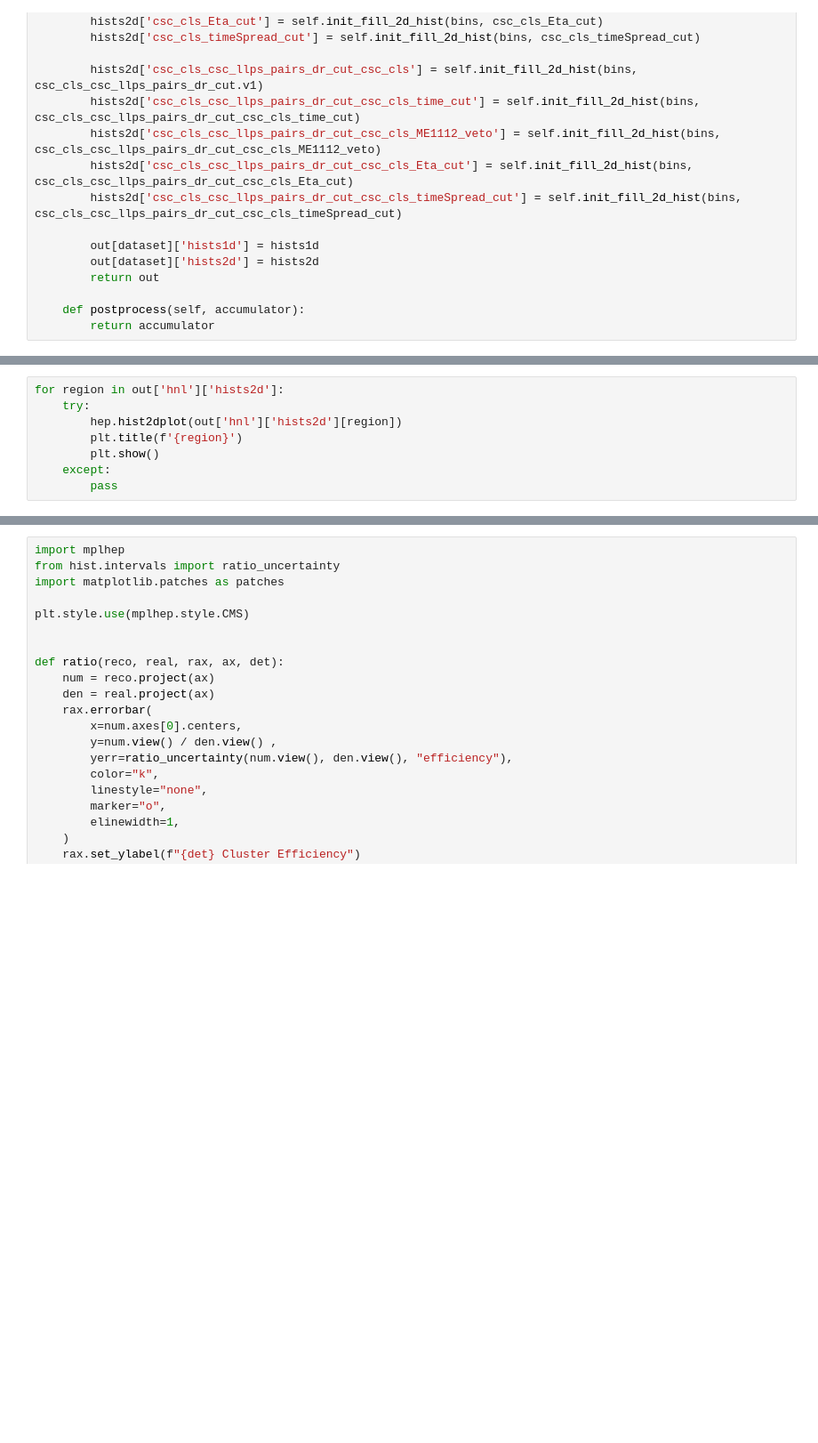
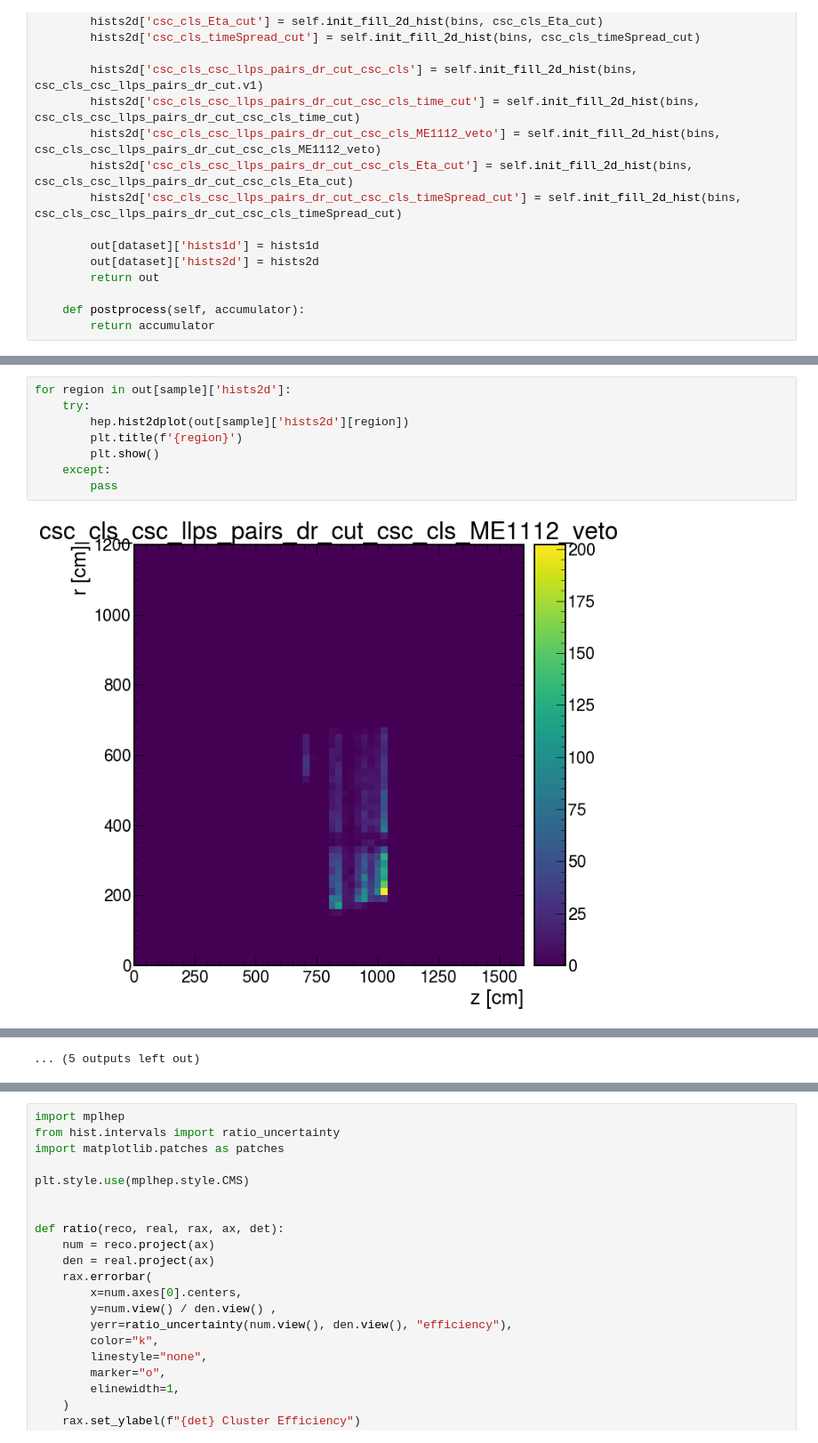
Before and after one commit to AnthonyAportela/LLPs, a Jupyter notebook: notebooks/Bplus/LLP_ntuple_processor.ipynb, the cells around one changed output, grey strips where cells are left out. Shown at 89% size. Cells and saved outputs as stored; diff of their text form; blank space fills up the shorter version.

```diff
--- a/notebooks/Bplus/LLP_ntuple_processor.ipynb
+++ b/notebooks/Bplus/LLP_ntuple_processor.ipynb
@@ -598,8 +612,10 @@ plt.show()
 # %%
-for region in out['hnl']['hists2d']:
+for region in out[sample]['hists2d']:
     try:
-        hep.hist2dplot(out['hnl']['hists2d'][region])
+        hep.hist2dplot(out[sample]['hists2d'][region])
         plt.title(f'{region}')
         plt.show()
     except:
         pass
+# %% [output]
+[figure, added]
@@ -606,3 +633,4 @@ for region in out['hnl']['hists2d']:
+... (5 outputs left out)
 # %%
 regs = ['cms_llps', 'csc_llps', 'dt_llps', 'muonsys_llps']
 a=1.2
```
Also changed, not shown: parts of 14 cells of this notebook, 4 other files.
